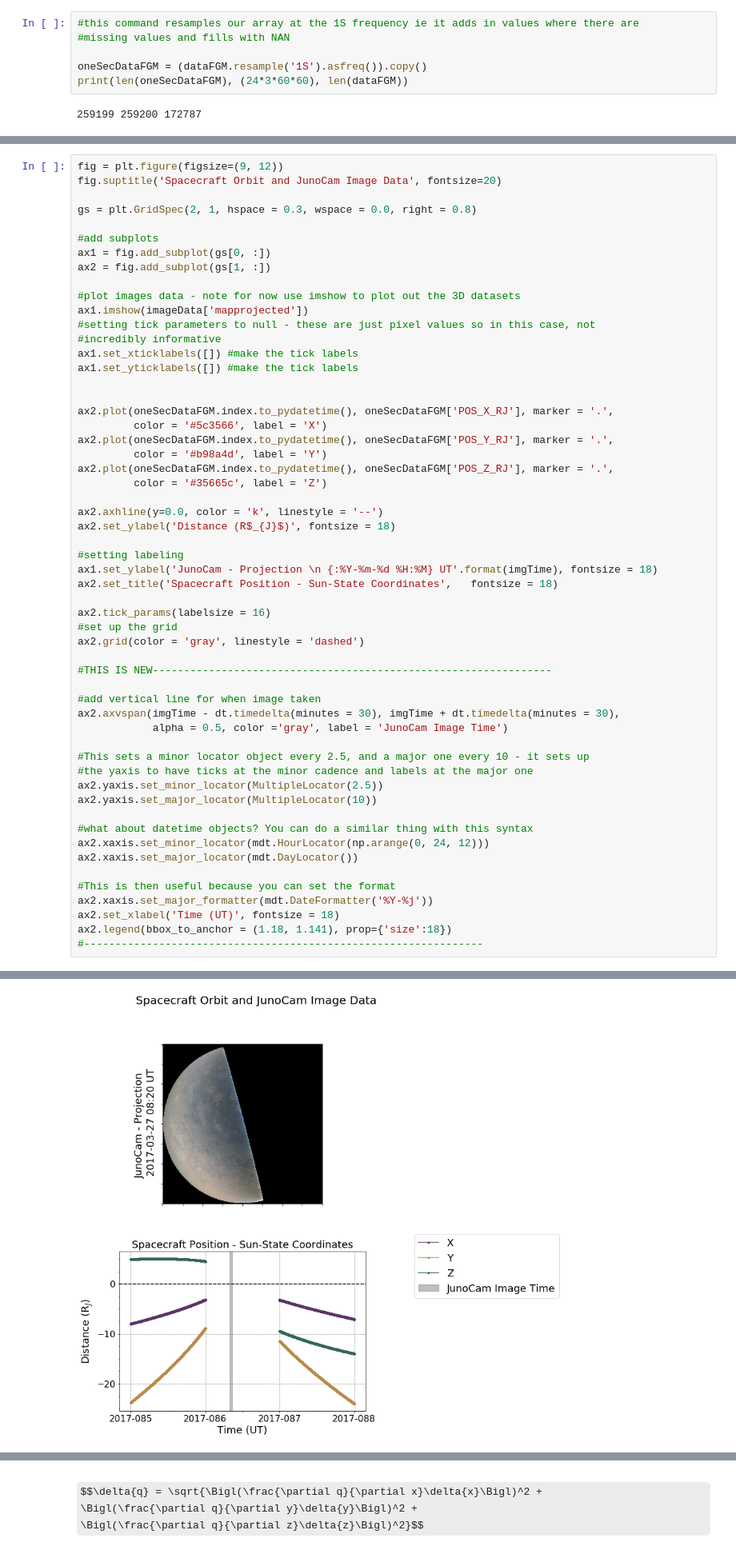
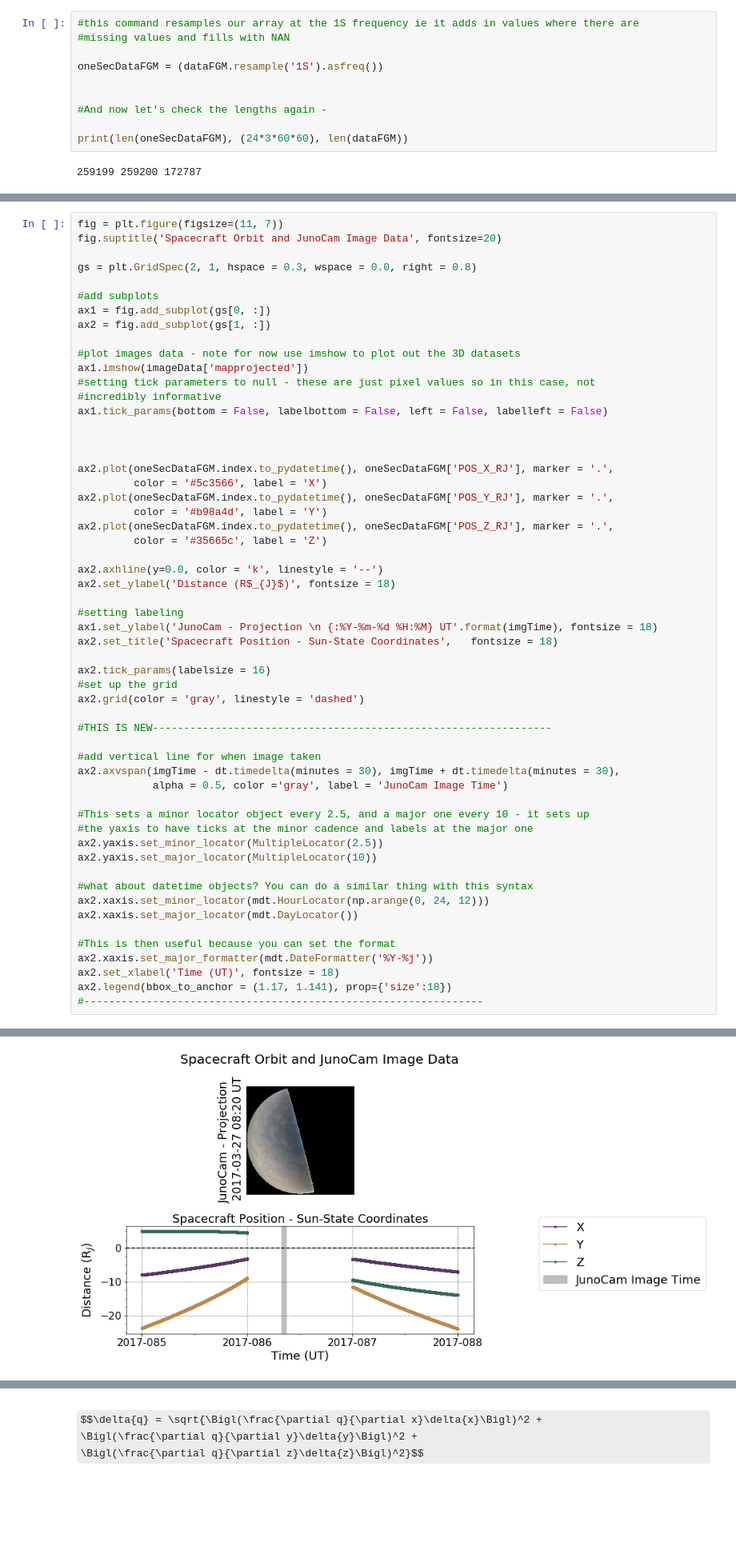
Before and after one commit to abbyazari/data_vis_statistics_geosciences, a Jupyter notebook: Lab4/Lab4_JupiterFlyBy.ipynb, the cells around one changed output, grey strips where cells are left out. Shown at 80% size. Saved outputs shown, nothing was run; the diff lists cells and outputs as text; some formulas as TeX source; blank space fills up the shorter version.

```diff
--- a/Lab4/Lab4_JupiterFlyBy.ipynb
+++ b/Lab4/Lab4_JupiterFlyBy.ipynb
@@ -414,7 +465,11 @@ image was taken? Let's learn some useful effects of having a datetime index here
 #this command resamples our array at the 1S frequency ie it adds in values where there are
 #missing values and fills with NAN
 
-oneSecDataFGM = (dataFGM.resample('1S').asfreq()).copy()
+oneSecDataFGM = (dataFGM.resample('1S').asfreq())
+
+
+#And now let's check the lengths again -
+
 print(len(oneSecDataFGM), (24*3*60*60), len(dataFGM))
 # %% [output]
 259199 259200 172787
@@ -505,7 +561,7 @@ Do we like the time indexing though?
 
 So far we haven't adjusted the auto choice of Python for plotting axis labels. In this section we learn how to accomplish this for both datetime and non-datetime axes.
 # %%
-fig = plt.figure(figsize=(9, 12))
+fig = plt.figure(figsize=(11, 7))
 fig.suptitle('Spacecraft Orbit and JunoCam Image Data', fontsize=20)
 
 gs = plt.GridSpec(2, 1, hspace = 0.3, wspace = 0.0, right = 0.8)
@@ -518,8 +574,8 @@ ax2 = fig.add_subplot(gs[1, :])
 ax1.imshow(imageData['mapprojected'])
 #setting tick parameters to null - these are just pixel values so in this case, not
 #incredibly informative
-ax1.set_xticklabels([]) #make the tick labels
-ax1.set_yticklabels([]) #make the tick labels
+ax1.tick_params(bottom = False, labelbottom = False, left = False, labelleft = False)
+
 
 
 ax2.plot(oneSecDataFGM.index.to_pydatetime(), oneSecDataFGM['POS_X_RJ'], marker = '.',
@@ -534,33 +590,33 @@ ax2.set_ylabel('Distance (R$_{J}$)', fontsize = 18)
 
 #setting labeling
 ax1.set_ylabel('JunoCam - Projection \n {:%Y-%m-%d %H:%M} UT'.format(imgTime), fontsize = 18)
 ax2.set_title('Spacecraft Position - Sun-State Coordinates',   fontsize = 18)
 
 ax2.tick_params(labelsize = 16)
 #set up the grid
 ax2.grid(color = 'gray', linestyle = 'dashed')
 
 #THIS IS NEW----------------------------------------------------------------
 
 #add vertical line for when image taken
 ax2.axvspan(imgTime - dt.timedelta(minutes = 30), imgTime + dt.timedelta(minutes = 30),
             alpha = 0.5, color ='gray', label = 'JunoCam Image Time')
 
 #This sets a minor locator object every 2.5, and a major one every 10 - it sets up
 #the yaxis to have ticks at the minor cadence and labels at the major one
 ax2.yaxis.set_minor_locator(MultipleLocator(2.5))
 ax2.yaxis.set_major_locator(MultipleLocator(10))
 
 #what about datetime objects? You can do a similar thing with this syntax
 ax2.xaxis.set_minor_locator(mdt.HourLocator(np.arange(0, 24, 12)))
 ax2.xaxis.set_major_locator(mdt.DayLocator())
 
 #This is then useful because you can set the format
 ax2.xaxis.set_major_formatter(mdt.DateFormatter('%Y-%j'))
 ax2.set_xlabel('Time (UT)', fontsize = 18)
-ax2.legend(bbox_to_anchor = (1.18, 1.141), prop={'size':18})
+ax2.legend(bbox_to_anchor = (1.17, 1.141), prop={'size':18})
 #----------------------------------------------------------------
 # %% [output]
 <matplotlib.legend.Legend at 0x...>
-[figure, old version]
+[figure, new version]
 # %% [markdown]
```
Also changed, not shown: parts of 65 cells of this notebook, 1 other file.
